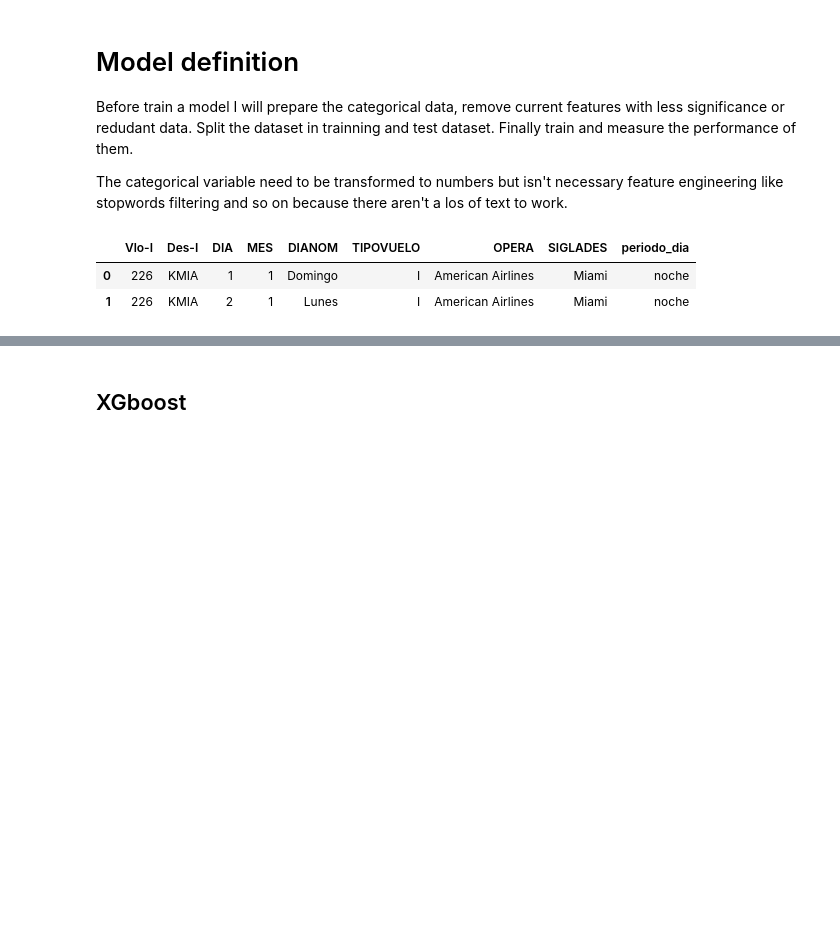
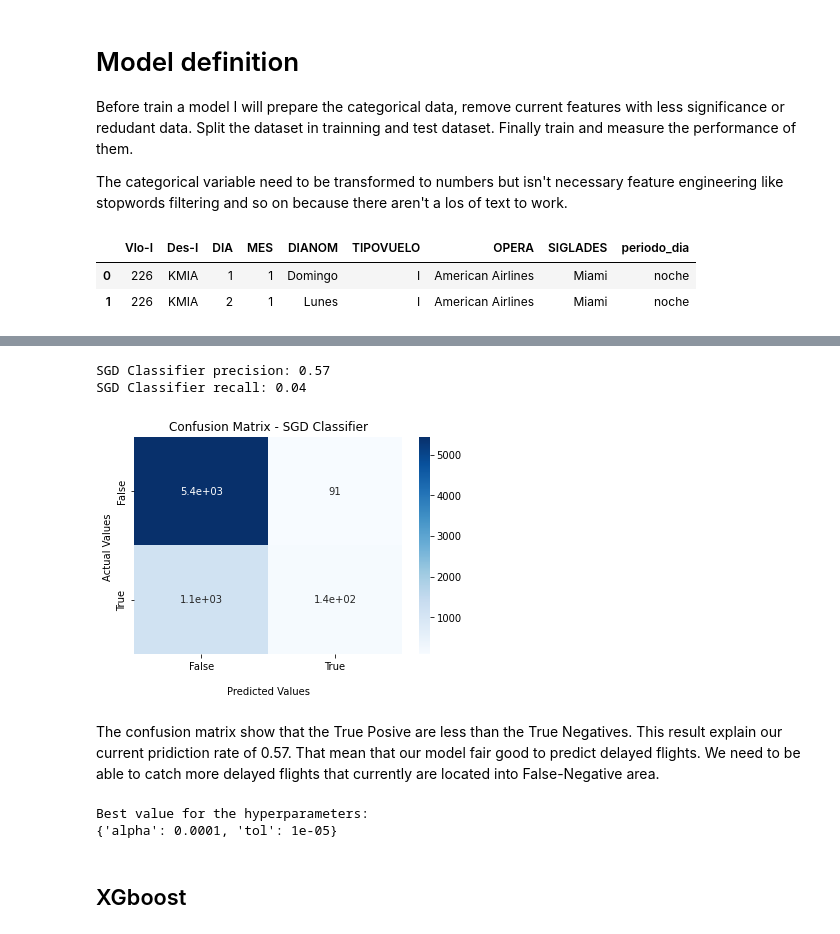
Before and after one commit to nestornav/ml_airplane_delay, a Jupyter notebook: solution.ipynb, the cells around one changed output, grey strips where cells are left out. Saved outputs shown, nothing was run; the diff lists cells and outputs as text; code cells hidden in the pictures; blank space fills up the shorter version.

Commit message:
improve sgd  classifier rsults

```diff
--- a/solution.ipynb
+++ b/solution.ipynb
@@ -422,9 +427,11 @@ This algorithms had excelente results in a lot of Kaggle competitions, and in bo
 # %%
 # Define the hyperparams to the model
 max_iter = 1000
-tol=1e-3
+tol=1e-05
 penalty = "elasticnet"
+loss = 'huber'
+alpha = 0.0001
 # %%
-SGDclf = SGDClassifier(max_iter=max_iter, tol=tol, penalty=penalty)
+SGDclf = SGDClassifier(max_iter=max_iter, tol=tol, penalty=penalty, loss=loss, alpha=alpha)
 SGDclf.fit(X_train, y_train)
 # %% [output]
@@ -432,5 +439,43 @@ SGDClassifier(penalty='elasticnet')
 # %%
 y_pred = SGDclf.predict(X_test)
+# %%
+print(f'SGD Classifier precision: {round(precision_score(y_test, pred_y),2)}')
+print(f'SGD Classifier recall: {round(recall_score(y_test, pred_y),2)}')
+# %% [output]
+SGD Classifier precision: 0.57
+SGD Classifier recall: 0.04
+# %%
+cf_matrix = confusion_matrix(y_test, y_pred)
+ax = seaborn.heatmap(cf_matrix, annot=True, cmap='Blues')
+
+ax.set_title('Confusion Matrix - SGD Classifier');
+ax.set_xlabel('\nPredicted Values')
+ax.set_ylabel('Actual Values ');
+
+ax.xaxis.set_ticklabels(['False','True'])
+ax.yaxis.set_ticklabels(['False','True'])
+plt.show()
+# %% [output]
+[figure, added]
+# %% [markdown]
+The confusion matrix  show that the True Posive are less than the True Negatives. This result explain our current pridiction rate of 0.57. That mean that our model fair good to predict delayed flights. We need to be able to catch more delayed flights that currently are located into False-Negative area.
+# %%
+# If you think to run this cell, you know that this process take a while. Be patience.
+# Create a dictionary with the hyperparams and their values to be tested
+param_grid = {
+    'alpha': [0.1, 0.01, 0.0001, 0.0001],
+    'tol': [0.1, 0.01, 0.0001, 0.00001]
+}
+
+# We use Grid search with 5-folds seted up in cv param
+model_val = GridSearchCV(SGDclf, param_grid, cv=5, scoring='roc_auc')
+model_val.fit(X_train, y_train)
+
+print("Best value for the hyperparameters:")
+print(model_val.best_params_, end="\n\n")
+# %% [output]
+Best value for the hyperparameters:
+{'alpha': 0.0001, 'tol': 1e-05}
 # %% [markdown]
 ## XGboost
 # %%
```
Also changed, not shown: parts of 6 cells of this notebook.
